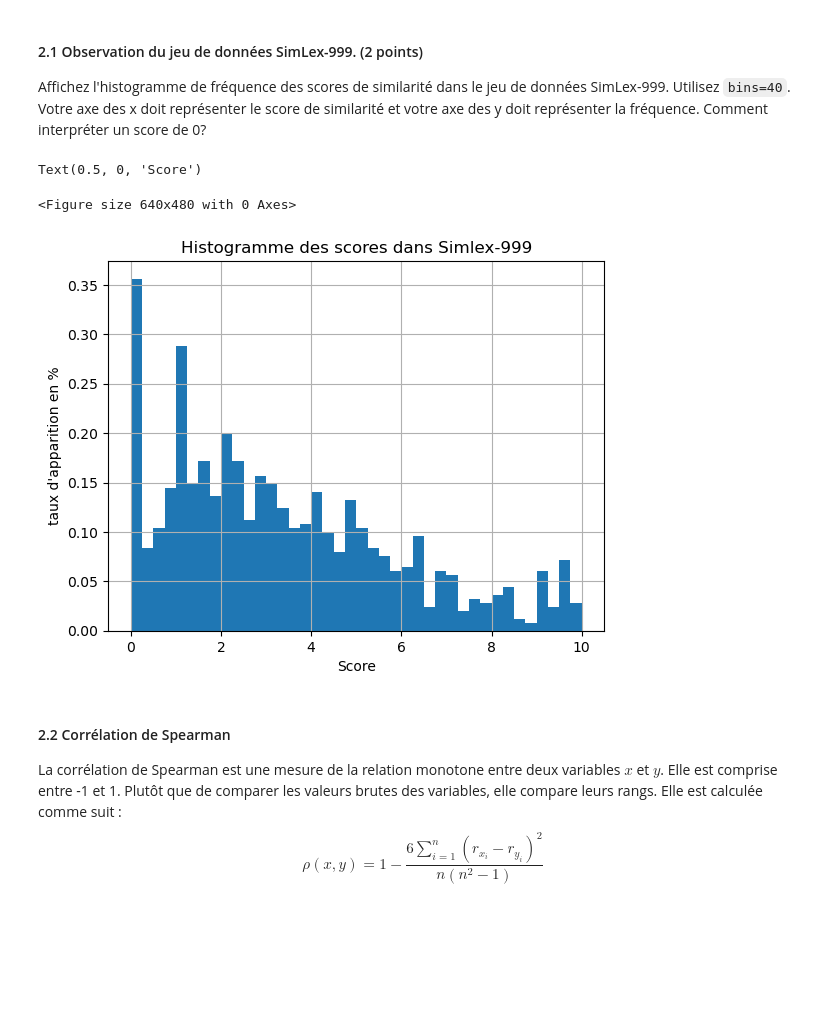
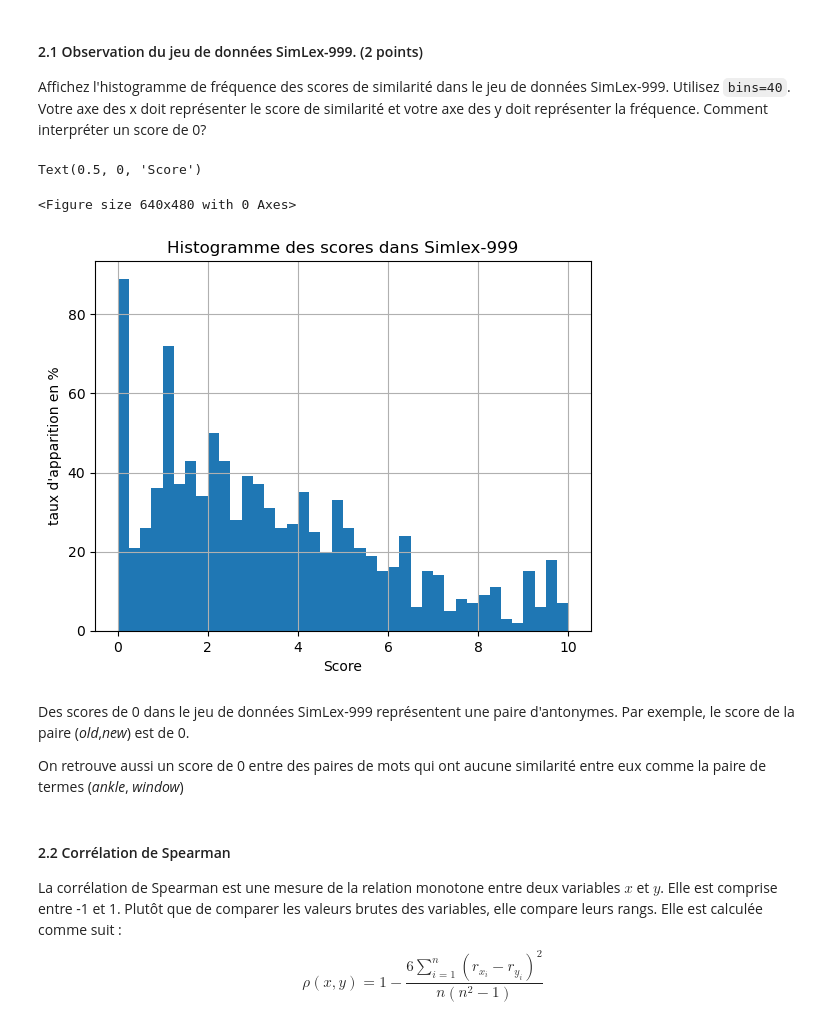
Before and after one commit to Kay1San/NLP-Labs, a Jupyter notebook: TP2/inf8460_A24_TP2_Énoncé.ipynb, the cells around one changed output. Cells and saved outputs as stored; diff of their text form; code cells hidden in the pictures; blank space fills up the shorter version.

```diff
--- a/TP2/inf8460_A24_TP2_Énoncé.ipynb
+++ b/TP2/inf8460_A24_TP2_Énoncé.ipynb
@@ -290,14 +277,18 @@ glove_word_to_index, glove_embeddings = load_word_vectors(pretrained_model_path,
 Affichez l'histogramme de fréquence des scores de similarité dans le jeu de données SimLex-999. Utilisez `bins=40`. Votre axe des x doit représenter le score de similarité et votre axe des y doit représenter la fréquence. Comment interpréter un score de 0?
 # %%
 plt.figure()
-evaluation_simlex.hist('score',bins = 40,density = True)
+evaluation_simlex.hist('score',bins = 40,density = False)
 plt.title("Histogramme des scores dans Simlex-999")
 plt.ylabel("taux d'apparition en %")
 plt.xlabel("Score")
 # %% [output]
 Text(0.5, 0, 'Score')
 <Figure size 640x480 with 0 Axes>
-[figure, old version]
+[figure, new version]
+# %% [markdown]
+Des scores de 0 dans le jeu de données SimLex-999 représentent une paire d'antonymes. Par exemple, le score de la paire (*old*,*new*) est de 0.
+
+On retrouve aussi un score de 0 entre des paires de mots qui ont aucune similarité entre eux comme la paire de termes (*ankle*, *window*)
 # %% [markdown]
 #### 2.2 Corrélation de Spearman
 
```
Also changed, not shown: parts of 18 cells of this notebook.
